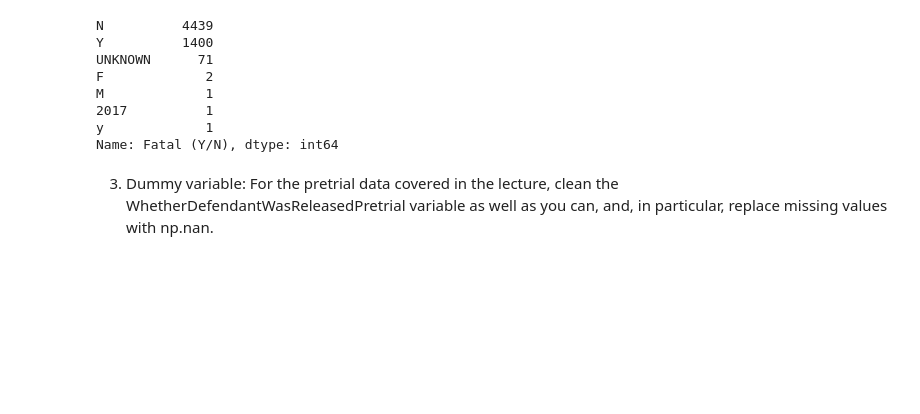
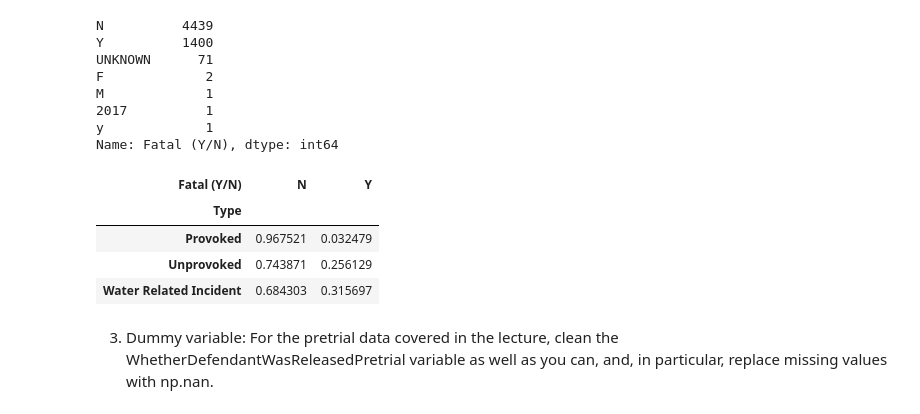
Before and after one commit to brithoang1/wrangling, a Jupyter notebook: assignment/assignment.ipynb, the cells around one changed output. Cells and saved outputs as stored; diff of their text form; code cells hidden in the pictures; blank space fills up the shorter version.

```diff
--- a/assignment/assignment.ipynb
+++ b/assignment/assignment.ipynb
@@ -213,3 +213,17 @@ df['Fatal (Y/N)'] = df['Fatal (Y/N)'].replace(['UNKNOWN', 'F','M','2017'],np.nan
+# %%
+#it looks like "y" belonds with Y so replace that
+
+df['Fatal (Y/N)'] = df['Fatal (Y/N)'].replace('y','Y')
+# %%
+#this looks much better and also easier to look at
+#by having No and Yes option, it makes the statistics look more organized too
+pd.crosstab(df['Type'],df['Fatal (Y/N)'],normalize='index')
+# %% [output]
+| Fatal (Y/N) | N | Y |
+| Type |  |  |
+| Provoked | 0.967521 | 0.032479 |
+| Unprovoked | 0.743871 | 0.256129 |
+| Water Related Incident | 0.684303 | 0.315697 |
 # %% [markdown]
 3. Dummy variable: For the pretrial data covered in the lecture, clean the WhetherDefendantWasReleasedPretrial variable as well as you can, and, in particular, replace missing values with np.nan.
 # %%
```
Also changed, not shown: parts of 2 cells of this notebook.
